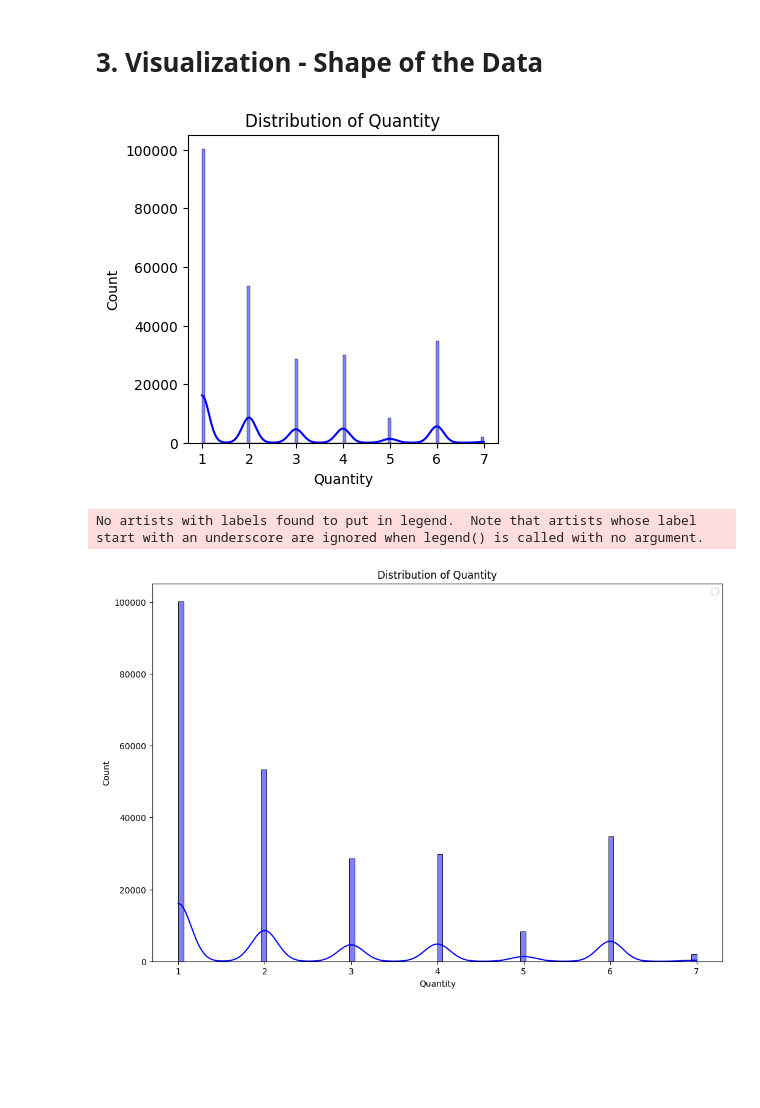
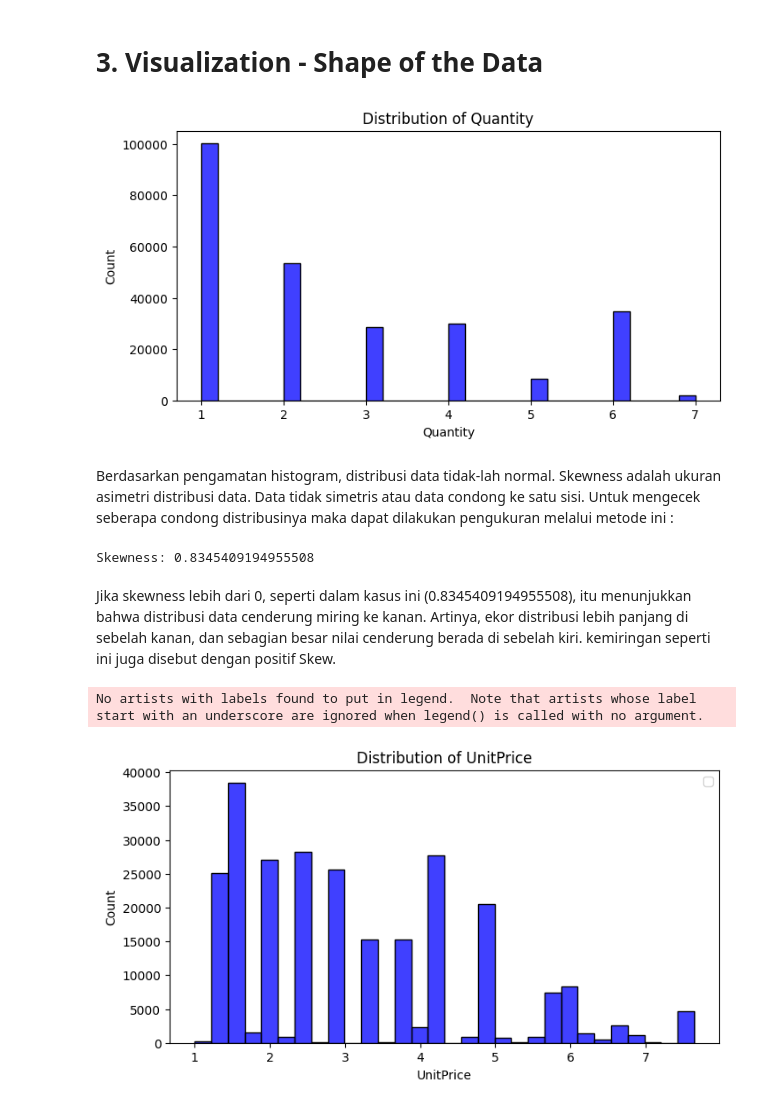
Before and after one commit to sandys-ss/descriptive-statistic, a Jupyter notebook: descriptive.ipynb, the cells around one changed output. Cells and saved outputs as stored; diff of their text form; code cells hidden in the pictures; blank space fills up the shorter version.

```diff
--- a/descriptive.ipynb
+++ b/descriptive.ipynb
@@ -437,24 +438,33 @@ Semakin besar deviasi standar atau varian, semakin besar dispersi atau variasi d
 # 3. Visualization - Shape of the Data
 # %%
 # Membuat histogram untuk Quantity
-plt.figure(figsize=(4, 4))
-sns.histplot(data_cleans['Quantity'], kde=True, color='blue', bins=100)
+plt.figure(figsize=(8, 4))
+sns.histplot(data_cleans['Quantity'], color='blue', bins=30)
 
 plt.title('Distribution of Quantity')
 plt.xlabel('Quantity')
 plt.show()
 # %% [output]
-[figure, old version]
+[figure, new version]
+# %% [markdown]
+Berdasarkan pengamatan histogram, distribusi data tidak-lah normal. Skewness adalah ukuran asimetri distribusi data. Data tidak simetris atau data condong ke satu sisi. Untuk mengecek seberapa condong distribusinya maka dapat dilakukan pengukuran melalui metode ini :
+# %%
+skewness_value = skew(data_cleans['Quantity'])
+print("Skewness:", skewness_value)
+# %% [output]
+Skewness: 0.8345409194955508
+# %% [markdown]
+Jika skewness lebih dari 0, seperti dalam kasus ini (0.8345409194955508), itu menunjukkan bahwa distribusi data cenderung miring ke kanan. Artinya, ekor distribusi lebih panjang di sebelah kanan, dan sebagian besar nilai cenderung berada di sebelah kiri. kemiringan seperti ini juga disebut dengan positif Skew.
 # %%
 # Membuat histogram dan kurva kepadatan kernel
-plt.figure(figsize=(12, 8))
-sns.histplot(data_cleans['Quantity'], kde=True, color='blue', bins=100)
+plt.figure(figsize=(8, 4))
+sns.histplot(data_cleans['UnitPrice'], color='blue', bins=30)
 
-plt.title('Distribution of Quantity')
-plt.xlabel('Quantity')
+plt.title('Distribution of UnitPrice')
+plt.xlabel('UnitPrice')
 plt.legend()
 
 plt.show()
 # %% [output]
 No artists with labels found to put in legend.  Note that artists whose label start with an underscore are ignored when legend() is called with no argument.
-[figure, old version]
+[figure, new version]
```
Also changed, not shown: parts of 5 cells of this notebook.
